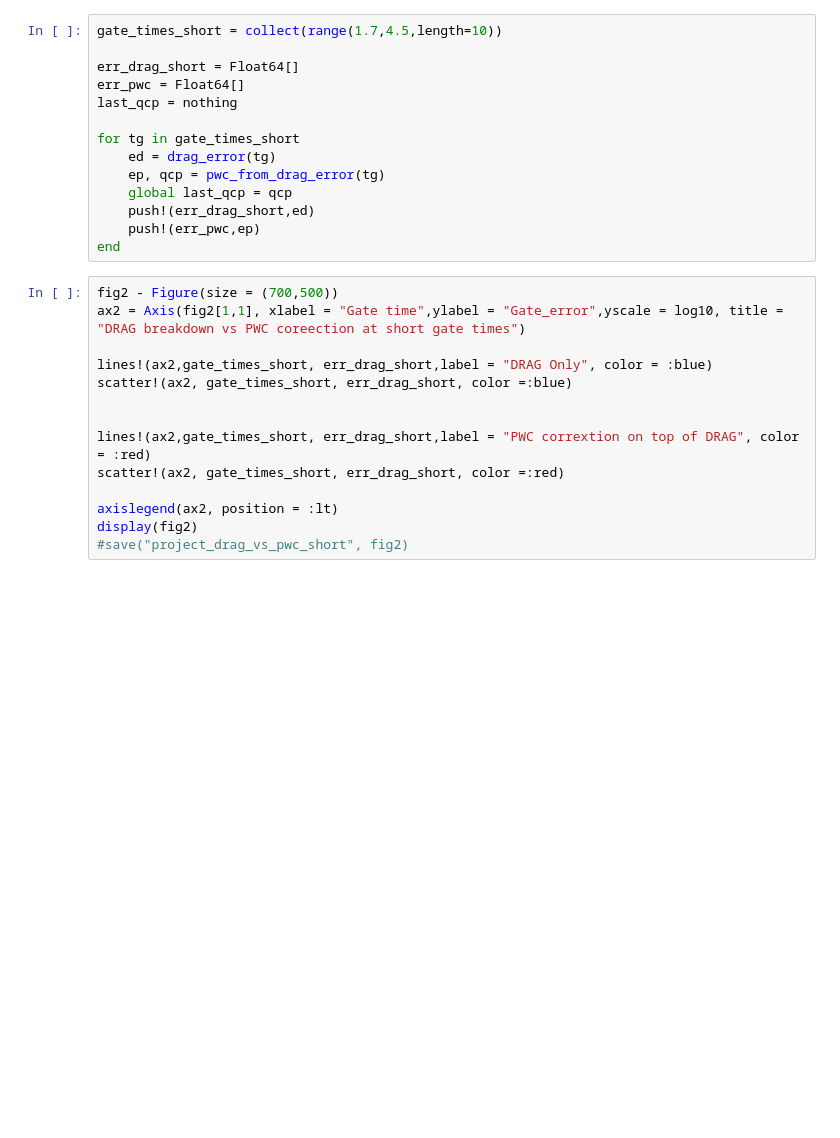
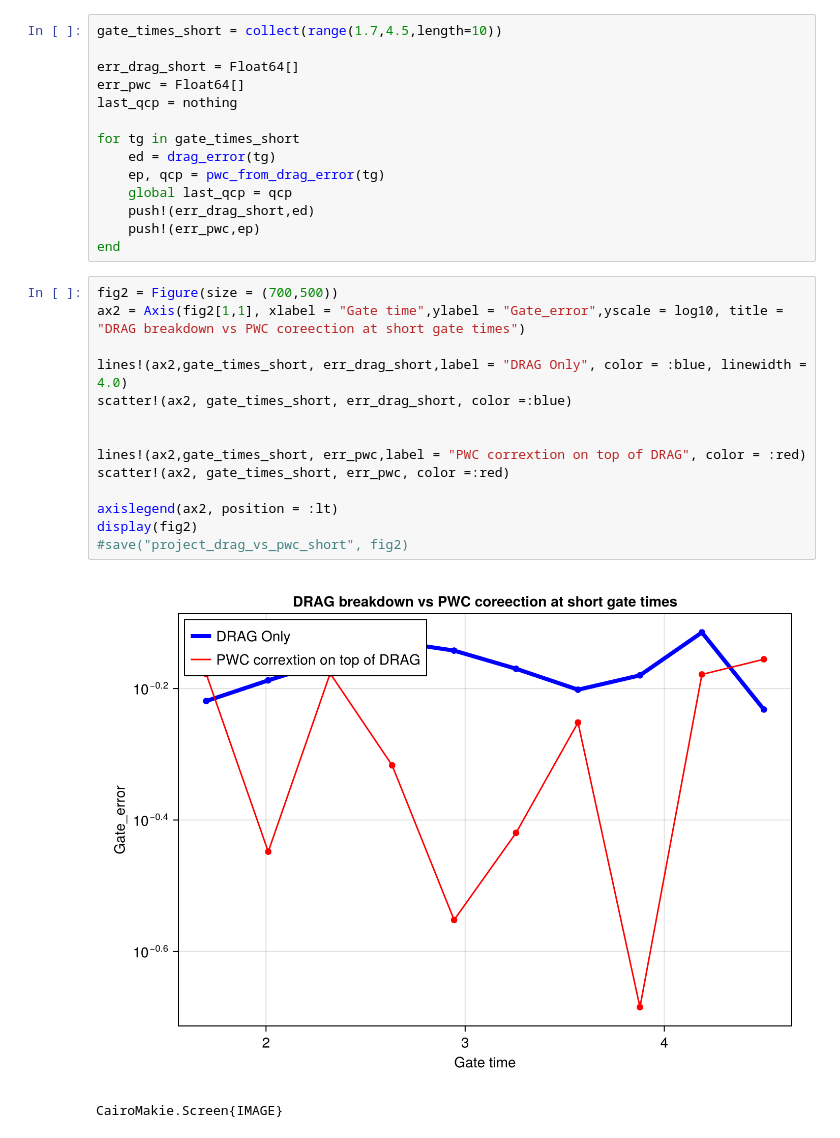
Before and after one commit to xerixa/Quantum, a Jupyter notebook: Week 4/liealgebra.ipynb, the cells around one changed output. Drawn from its saved outputs; the diff is of its cells as text; blank space fills up the shorter version.

```diff
--- a/Week 4/liealgebra.ipynb
+++ b/Week 4/liealgebra.ipynb
@@ -168,17 +196,20 @@ for tg in gate_times_short
     push!(err_pwc,ep)
 end
 # %%
-fig2 - Figure(size = (700,500))
+fig2 = Figure(size = (700,500))
 ax2 = Axis(fig2[1,1], xlabel = "Gate time",ylabel = "Gate_error",yscale = log10, title = "DRAG breakdown vs PWC coreection at short gate times")
 
-lines!(ax2,gate_times_short, err_drag_short,label = "DRAG Only", color = :blue)
+lines!(ax2,gate_times_short, err_drag_short,label = "DRAG Only", color = :blue, linewidth = 4.0)
 scatter!(ax2, gate_times_short, err_drag_short, color =:blue)
 
 
-lines!(ax2,gate_times_short, err_drag_short,label = "PWC corrextion on top of DRAG", color = :red)
-scatter!(ax2, gate_times_short, err_drag_short, color =:red)
+lines!(ax2,gate_times_short, err_pwc,label = "PWC corrextion on top of DRAG", color = :red)
+scatter!(ax2, gate_times_short, err_pwc, color =:red)
 
 axislegend(ax2, position = :lt)
 display(fig2)
 #save("project_drag_vs_pwc_short", fig2)
+# %% [output]
+[figure, added]
+CairoMakie.Screen{IMAGE}
 # %%
```
Also changed, not shown: parts of 9 cells of this notebook, 4 other files.
